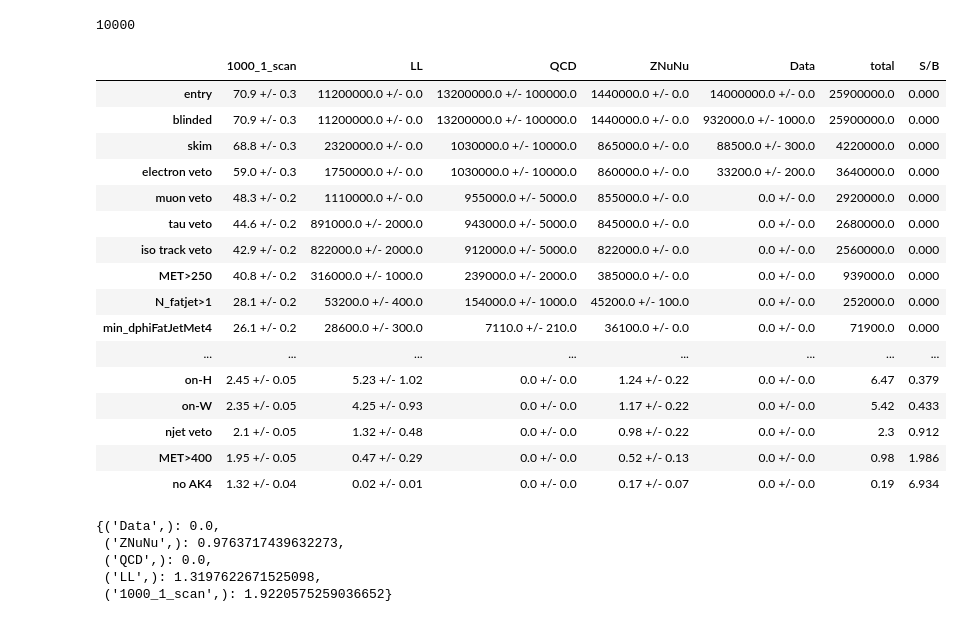
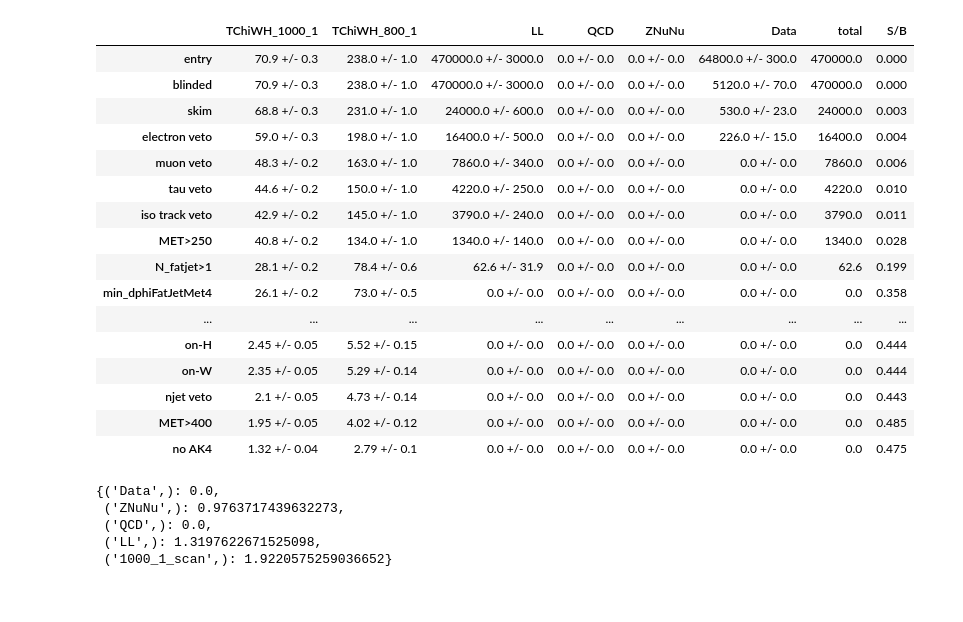
Before and after one commit to mirandabryson/tW_scattering, a Jupyter notebook: notebooks/WH_hadronic.ipynb, the cells around one changed output. Drawn from its saved outputs; the diff is of its cells as text; code cells hidden in the pictures.

Commit message:
first load of WH signals. flexible signal handling in WH_hadronic. finally fixed the annoying arccos warning.

```diff
--- a/notebooks/WH_hadronic.ipynb
+++ b/notebooks/WH_hadronic.ipynb
@@ -58,11 +49,12 @@ def pad_and_flatten(val):
-# %%
-import sys
-sys.setrecursionlimit(10000)
-print(sys.getrecursionlimit())
-# %% [output]
-10000
 # %%
-from Tools.WH_objects import *
-from Tools.WH_scalefactors import LeptonSF
-from Tools.WH_deepAK8 import getWTagSF
+# Imports and defintions for the actual analysis to run
+
+from Tools.WH_objects       import *
+from Tools.WH_scalefactors  import LeptonSF
+from Tools.WH_deepAK8       import getWTagSF
+from Tools.WH_signalWeights import getSignalWeight
+from Tools.WH_samples       import *
+
+year = 2018
+signalPoint = 'TChiWH_800_1'
 # %%
@@ -409,23 +382,27 @@ else:
 if not runLocal:
     print(c)
 # %%
-overwrite = False
-small = False
-
-from Tools.WH_samples import * #fileset_2016, fileset_2016_small
+overwrite = True
+small = True
 
 if year == 2016:
     fileset_year = fileset_2016
     fileset_year_small = fileset_2016_small
+    benchmark_files = glob.glob('/hadoop/cms/store/user/dspitzba/WH_hadronic/v0.2.4/Summer16_TChiWH_1000_1.root')
+
 elif year == 2017:
     fileset_year = fileset_2017
     fileset_year_small = fileset_2017_small
+    benchmark_files = glob.glob('/hadoop/cms/store/user/dspitzba/WH_hadronic/v0.2.4/Fall17_TChiWH_1000_1.root')
 elif year == 2018:
     fileset_year = fileset_2018
     fileset_year_small = fileset_2018_small
+    benchmark_files = glob.glob('/hadoop/cms/store/user/dspitzba/WH_hadronic/v0.2.4/Autumn18_TChiWH_1000_1.root')
 
 
-fileset_WH_merge   = {   '1000_1_scan': glob.glob('/hadoop/cms/store/user/dspitzba/WH_hadronic/v0.2.4/Autumn18_TChiWH_1000_1.root'),
+fileset_WH_merge   = {
+                'TChiWH_1000_1': benchmark_files,
+                signalPoint: fileset_year['signal'], ## Running on this is slow, so think carefully if you really want to do it
                 'LL': fileset_year['WJets'] + fileset_year['TTJets'] + fileset_year['ST'] + fileset_year['WW'] + fileset_year['TTW'],
                 'QCD': fileset_year['QCD'],
                 'ZNuNu': fileset_year['ZNuNu'] + fileset_year['TTZ'] + fileset_year['VV'],
@@ -453,13 +430,12 @@ else:
     # Run the processor
     if small:
         fileset = {
-                    #'mC750_l1': glob.glob('/hadoop/cms/store/user/ksalyer/allHadTest/'+tag+'/WH_had_750_1_nanoAOD/*.root'),
-                    #'750_1_scan': glob.glob('/hadoop/cms/store/user/dspitzba/WHhadronic/signal/GenModel_TChiWH_750_1.root'),
-                    '1000_1_scan': glob.glob('/hadoop/cms/store/user/dspitzba/WH_hadronic/v0.2.4/Autumn18_TChiWH_1000_1.root'),
+                    signalPoint: fileset_year['signal'][:3],
+                    'TChiWH_1000_1': benchmark_files,
                     'LL': fileset_WH_merge['LL'][:2],
                     'Data': fileset_WH_merge['Data'][:2]
         }
-        exe_args['workers'] = 4
+        exe_args['workers'] = 8
     else:
         fileset = fileset_WH_merge
         exe_args['workers'] = 16
@@ -470,7 +446,6 @@ else:
                                       processor_instance=analysisProcessor(),
                                       executor=exe,
                                       executor_args=exe_args,
-                                      #chunksize=250000,
                                       chunksize=100000,
                                      )
     cache['fileset']        = fileset
@@ -481,37 +456,37 @@ else:
 # %%
 # Cutflow
 from Tools.helpers import getCutFlowTable
 
 #processes = ['mC750_l1', 'WJets', 'QCD', 'TTJets', 'ZNuNu', 'ST', 'ttW/ttZ', 'WW/WZ/ZZ']
-processes = ['1000_1_scan', 'LL', 'QCD', 'ZNuNu', 'Data']
+processes = ['TChiWH_1000_1', signalPoint, 'LL', 'QCD', 'ZNuNu', 'Data']
 #processes = ['mC750_l1', 'LL', 'QCD', 'ZNuNu']
 lines     = ['entry']
 #lines    += ['skim', 'electron veto', 'muon veto', 'tau veto', 'iso track veto',  'MET>250', 'njet2', 'jetveto', 'nbtag', 'minmtb', 'min_dphiJetMet4', 'dphiDiJet', 'dphiDiFatJet',  'HT>400', 'N_fatjet>0', 'N_htag>0',  'N_fatjet>1', 'N_vlwtag>0', 'N_lwtag>0', 'N_wtag>0', 'on-H', 'on-W', 'N_htag>0 hard',  'MET>400']
 #lines    += ['skim', 'electron veto', 'muon veto', 'tau veto', 'iso track veto',  'MET>250', 'N_fatjet>1', 'min_dphiJetMet4', 'min_dphiFatJetMet4', 'dphiDiJet', 'dphiDiFatJet',  'N_htag>0',  'N_vlwtag>0', 'N_lwtag>0', 'N_wtag>0', 'on-H', 'on-W', 'N_htag>0 hard',  'MET>400']
 lines    += ['blinded', 'skim', 'electron veto', 'muon veto', 'tau veto', 'iso track veto',  'MET>250', 'N_fatjet>1', 'min_dphiFatJetMet4', 'dphiDiFatJet', 'N_htag>0', 'N_wtag>0', 'minmth>200', 'on-H', 'on-W', 'njet veto',  'MET>400', 'no AK4']
 
 
 
-df        = getCutFlowTable(output, processes=processes, lines=lines, significantFigures=3, total=['LL', 'QCD', 'ZNuNu'], signal='1000_1_scan')
+df        = getCutFlowTable(output, processes=processes, lines=lines, significantFigures=3, total=['LL', 'QCD', 'ZNuNu'], signal='TChiWH_1000_1')
 df
 # %% [output]
-|  | 1000_1_scan | LL | QCD | ZNuNu | Data | total | S/B |
-| entry | 70.9 +/- 0.3 | 11200000.0 +/- 0.0 | 13200000.0 +/- 100000.0 | 1440000.0 +/- 0.0 | 14000000.0 +/- 0.0 | 25900000.0 | 0.000 |
-| blinded | 70.9 +/- 0.3 | 11200000.0 +/- 0.0 | 13200000.0 +/- 100000.0 | 1440000.0 +/- 0.0 | 932000.0 +/- 1000.0 | 25900000.0 | 0.000 |
-| skim | 68.8 +/- 0.3 | 2320000.0 +/- 0.0 | 1030000.0 +/- 10000.0 | 865000.0 +/- 0.0 | 88500.0 +/- 300.0 | 4220000.0 | 0.000 |
-| electron veto | 59.0 +/- 0.3 | 1750000.0 +/- 0.0 | 1030000.0 +/- 10000.0 | 860000.0 +/- 0.0 | 33200.0 +/- 200.0 | 3640000.0 | 0.000 |
-| muon veto | 48.3 +/- 0.2 | 1110000.0 +/- 0.0 | 955000.0 +/- 5000.0 | 855000.0 +/- 0.0 | 0.0 +/- 0.0 | 2920000.0 | 0.000 |
-| tau veto | 44.6 +/- 0.2 | 891000.0 +/- 2000.0 | 943000.0 +/- 5000.0 | 845000.0 +/- 0.0 | 0.0 +/- 0.0 | 2680000.0 | 0.000 |
-| iso track veto | 42.9 +/- 0.2 | 822000.0 +/- 2000.0 | 912000.0 +/- 5000.0 | 822000.0 +/- 0.0 | 0.0 +/- 0.0 | 2560000.0 | 0.000 |
-| MET>250 | 40.8 +/- 0.2 | 316000.0 +/- 1000.0 | 239000.0 +/- 2000.0 | 385000.0 +/- 0.0 | 0.0 +/- 0.0 | 939000.0 | 0.000 |
-| N_fatjet>1 | 28.1 +/- 0.2 | 53200.0 +/- 400.0 | 154000.0 +/- 1000.0 | 45200.0 +/- 100.0 | 0.0 +/- 0.0 | 252000.0 | 0.000 |
-| min_dphiFatJetMet4 | 26.1 +/- 0.2 | 28600.0 +/- 300.0 | 7110.0 +/- 210.0 | 36100.0 +/- 0.0 | 0.0 +/- 0.0 | 71900.0 | 0.000 |
-| ... | ... | ... | ... | ... | ... | ... | ... |
-| on-H | 2.45 +/- 0.05 | 5.23 +/- 1.02 | 0.0 +/- 0.0 | 1.24 +/- 0.22 | 0.0 +/- 0.0 | 6.47 | 0.379 |
-| on-W | 2.35 +/- 0.05 | 4.25 +/- 0.93 | 0.0 +/- 0.0 | 1.17 +/- 0.22 | 0.0 +/- 0.0 | 5.42 | 0.433 |
-| njet veto | 2.1 +/- 0.05 | 1.32 +/- 0.48 | 0.0 +/- 0.0 | 0.98 +/- 0.22 | 0.0 +/- 0.0 | 2.3 | 0.912 |
-| MET>400 | 1.95 +/- 0.05 | 0.47 +/- 0.29 | 0.0 +/- 0.0 | 0.52 +/- 0.13 | 0.0 +/- 0.0 | 0.98 | 1.986 |
-| no AK4 | 1.32 +/- 0.04 | 0.02 +/- 0.01 | 0.0 +/- 0.0 | 0.17 +/- 0.07 | 0.0 +/- 0.0 | 0.19 | 6.934 |
+|  | TChiWH_1000_1 | TChiWH_800_1 | LL | QCD | ZNuNu | Data | total | S/B |
+| entry | 70.9 +/- 0.3 | 238.0 +/- 1.0 | 470000.0 +/- 3000.0 | 0.0 +/- 0.0 | 0.0 +/- 0.0 | 64800.0 +/- 300.0 | 470000.0 | 0.000 |
+| blinded | 70.9 +/- 0.3 | 238.0 +/- 1.0 | 470000.0 +/- 3000.0 | 0.0 +/- 0.0 | 0.0 +/- 0.0 | 5120.0 +/- 70.0 | 470000.0 | 0.000 |
+| skim | 68.8 +/- 0.3 | 231.0 +/- 1.0 | 24000.0 +/- 600.0 | 0.0 +/- 0.0 | 0.0 +/- 0.0 | 530.0 +/- 23.0 | 24000.0 | 0.003 |
+| electron veto | 59.0 +/- 0.3 | 198.0 +/- 1.0 | 16400.0 +/- 500.0 | 0.0 +/- 0.0 | 0.0 +/- 0.0 | 226.0 +/- 15.0 | 16400.0 | 0.004 |
+| muon veto | 48.3 +/- 0.2 | 163.0 +/- 1.0 | 7860.0 +/- 340.0 | 0.0 +/- 0.0 | 0.0 +/- 0.0 | 0.0 +/- 0.0 | 7860.0 | 0.006 |
+| tau veto | 44.6 +/- 0.2 | 150.0 +/- 1.0 | 4220.0 +/- 250.0 | 0.0 +/- 0.0 | 0.0 +/- 0.0 | 0.0 +/- 0.0 | 4220.0 | 0.010 |
+| iso track veto | 42.9 +/- 0.2 | 145.0 +/- 1.0 | 3790.0 +/- 240.0 | 0.0 +/- 0.0 | 0.0 +/- 0.0 | 0.0 +/- 0.0 | 3790.0 | 0.011 |
+| MET>250 | 40.8 +/- 0.2 | 134.0 +/- 1.0 | 1340.0 +/- 140.0 | 0.0 +/- 0.0 | 0.0 +/- 0.0 | 0.0 +/- 0.0 | 1340.0 | 0.028 |
+| N_fatjet>1 | 28.1 +/- 0.2 | 78.4 +/- 0.6 | 62.6 +/- 31.9 | 0.0 +/- 0.0 | 0.0 +/- 0.0 | 0.0 +/- 0.0 | 62.6 | 0.199 |
+| min_dphiFatJetMet4 | 26.1 +/- 0.2 | 73.0 +/- 0.5 | 0.0 +/- 0.0 | 0.0 +/- 0.0 | 0.0 +/- 0.0 | 0.0 +/- 0.0 | 0.0 | 0.358 |
+| ... | ... | ... | ... | ... | ... | ... | ... | ... |
+| on-H | 2.45 +/- 0.05 | 5.52 +/- 0.15 | 0.0 +/- 0.0 | 0.0 +/- 0.0 | 0.0 +/- 0.0 | 0.0 +/- 0.0 | 0.0 | 0.444 |
+| on-W | 2.35 +/- 0.05 | 5.29 +/- 0.14 | 0.0 +/- 0.0 | 0.0 +/- 0.0 | 0.0 +/- 0.0 | 0.0 +/- 0.0 | 0.0 | 0.444 |
+| njet veto | 2.1 +/- 0.05 | 4.73 +/- 0.14 | 0.0 +/- 0.0 | 0.0 +/- 0.0 | 0.0 +/- 0.0 | 0.0 +/- 0.0 | 0.0 | 0.443 |
+| MET>400 | 1.95 +/- 0.05 | 4.02 +/- 0.12 | 0.0 +/- 0.0 | 0.0 +/- 0.0 | 0.0 +/- 0.0 | 0.0 +/- 0.0 | 0.0 | 0.485 |
+| no AK4 | 1.32 +/- 0.04 | 2.79 +/- 0.1 | 0.0 +/- 0.0 | 0.0 +/- 0.0 | 0.0 +/- 0.0 | 0.0 +/- 0.0 | 0.0 | 0.475 |
 # %%
 # check that we are still blinded
 output['MET_pt_SR'].sum('pt').values(overflow='over')
```
Also changed, not shown: parts of 5 cells of this notebook, 5 other files.
